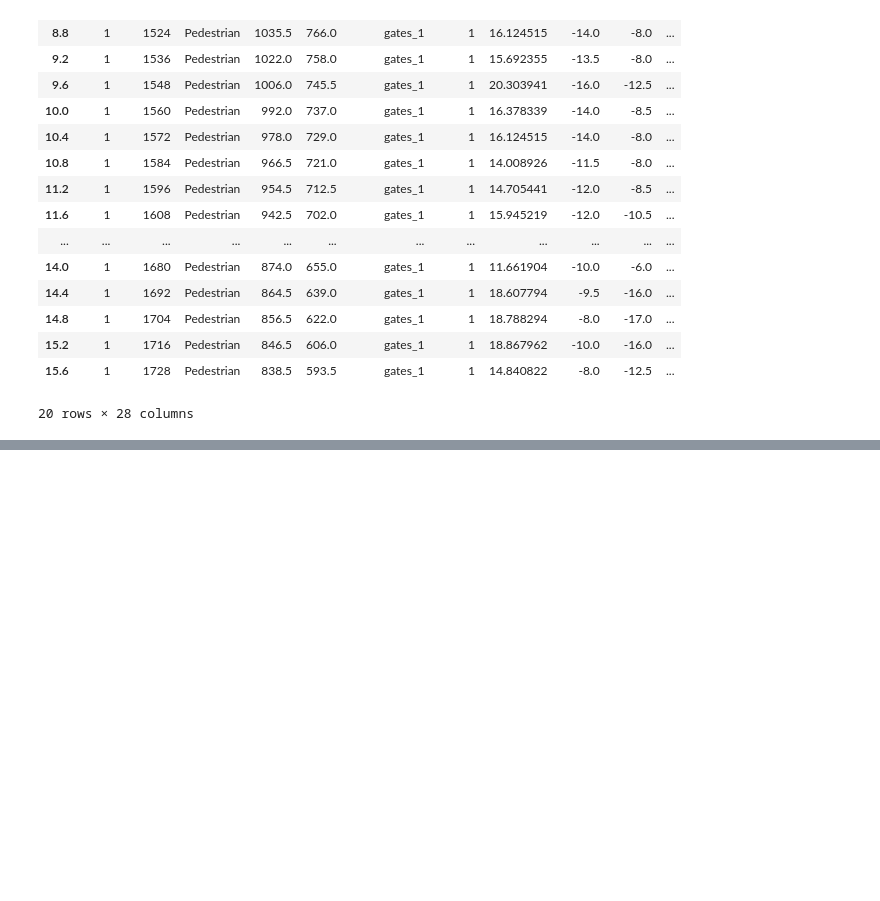
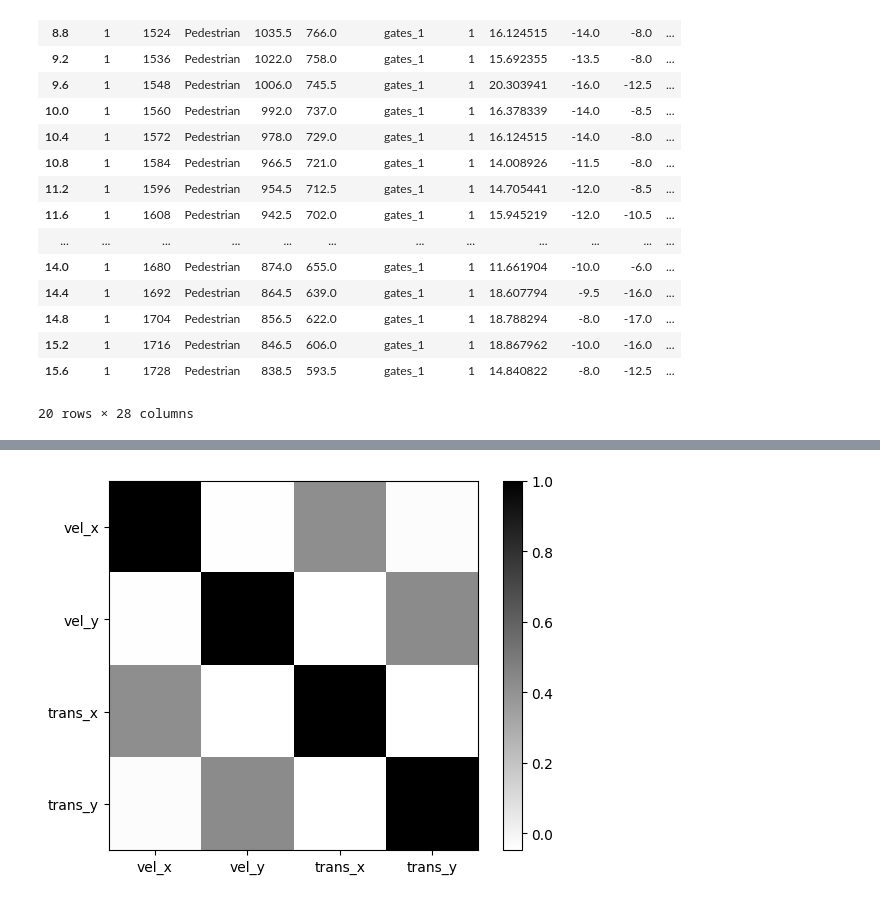
Before and after one commit to tmralmeida/class-cond-trajpred, a Jupyter notebook: notebooks/1-data-translated-rotated.ipynb, the cells around one changed output, grey strips where cells are left out. Saved outputs shown, nothing was run; the diff lists cells and outputs as text; code cells hidden in the pictures; blank space fills up the shorter version.

Commit message:
add correlation analysis

```diff
--- a/notebooks/1-data-translated-rotated.ipynb
+++ b/notebooks/1-data-translated-rotated.ipynb
@@ -175,0 +203,9 @@ for sample in dataset:
+# %%
+features_df = pd.DataFrame(
+    {
+        "vel_x": cvelocities[:, 0],
+        "vel_y": cvelocities[:, 1],
+        "trans_x": ctranslated_trajectories[:, 0],
+        "trans_y": ctranslated_trajectories[:, 1],
+    }
+)
@@ -175,0 +228,2 @@ for sample in dataset:
+# %%
+correlation_matrix = features_df.corr()
@@ -175,0 +238,7 @@ for sample in dataset:
+# %%
+plt.imshow(correlation_matrix, cmap="binary", interpolation="nearest")
+plt.colorbar()
+plt.xticks(range(len(correlation_matrix.columns)), correlation_matrix.columns);
+plt.yticks(range(len(correlation_matrix.columns)), correlation_matrix.columns);
+# %% [output]
+[figure, added]
```
Also changed, not shown: parts of 7 cells of this notebook.
